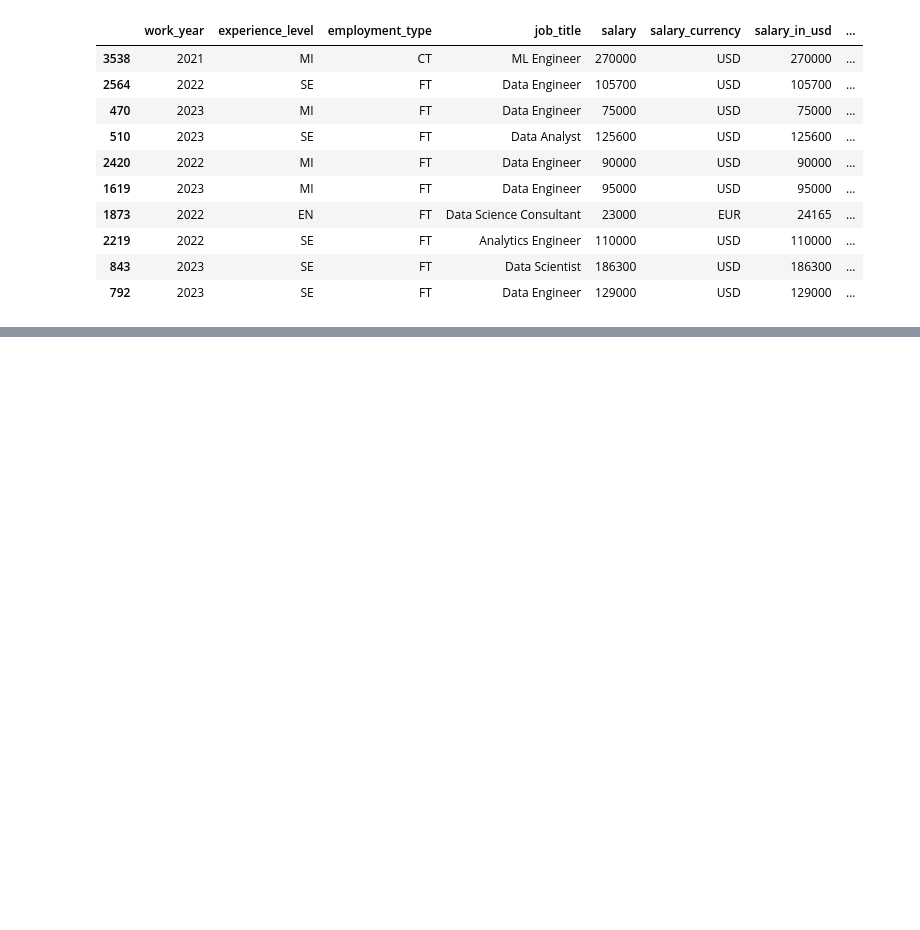
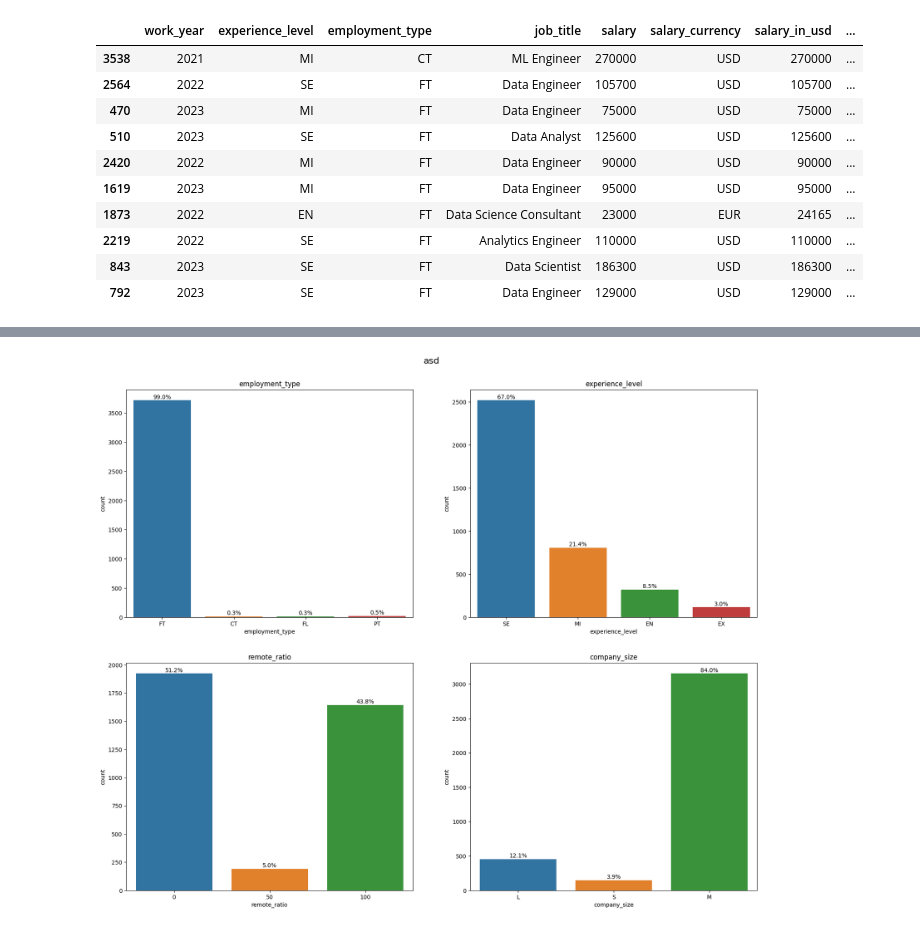
Before and after one commit to fnkhairudin/Data-Science-Salaries-Prediction, a Jupyter notebook: notebooks/1.0-data-preparation.ipynb, the cells around one changed output, grey strips where cells are left out. Cells and saved outputs as stored; diff of their text form; code cells hidden in the pictures; blank space fills up the shorter version.

```diff
--- a/notebooks/1.0-data-preparation.ipynb
+++ b/notebooks/1.0-data-preparation.ipynb
@@ -104,0 +165,39 @@ pd.DataFrame(
+# %%
+def countplots_custom(dataset, columns_list, rows, cols, suptitle,size=(20,16)):
+    """Function to make seaborn count plot of all of columns. To see the distribution of the discrete variable
+
+    Args:
+    -----
+        dataset : DataFrame
+        columns_list (string) : numerical columns
+        rows : number of rows of axes
+        cols : number of cols of axes
+        suptitle : title of the plots
+        size : size of canvas
+
+    Return:
+    -----
+        histogram plot
+    """
+
+    # plot the graphs
+    fig, axs = plt.subplots(rows, cols,  figsize=size)
+    fig.suptitle(suptitle,y=0.93, size=16)
+    axs = axs.flatten()
+    for i, data in enumerate(columns_list):
+        if i % cols == 0:
+            axs[i].set_ylabel('Count')
+        graph = sns.countplot(data=dataset, x=data, ax=axs[i])
+        axs[i].set_title(data)
+
+        # annotations
+        for p in graph.patches:
+            percentage = f'{100 * p.get_height() / len(dataset):.1f}%\n'
+            x = p.get_x() + p.get_width() / 2
+            y = p.get_height()
+            graph.annotate(percentage, (x, y), ha='center', va='center')
+# %%
+# plot categorical columns that do not have high cardinality (job_title, salary_currency, employee_residence, company_location)
+countplots_custom(data, ['employment_type', 'experience_level', 'remote_ratio', 'company_size'], 2, 2, 'asd',size=(20,16))
+# %% [output]
+[figure, added]
```
Also changed, not shown: parts of 7 cells of this notebook.
